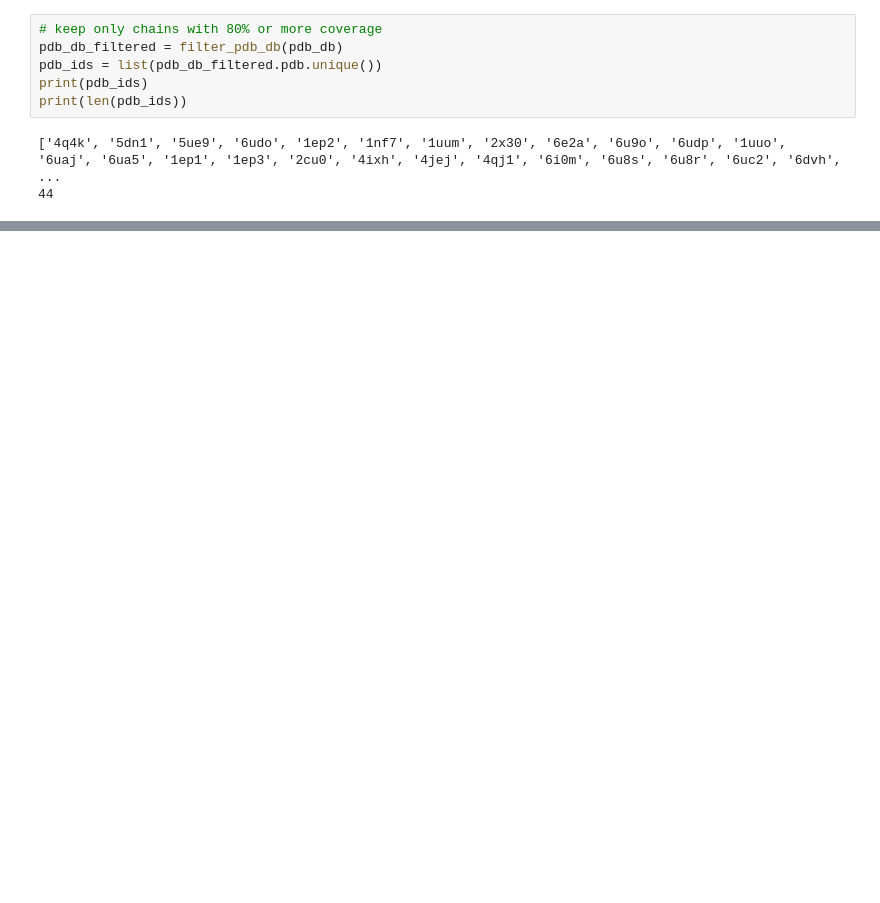
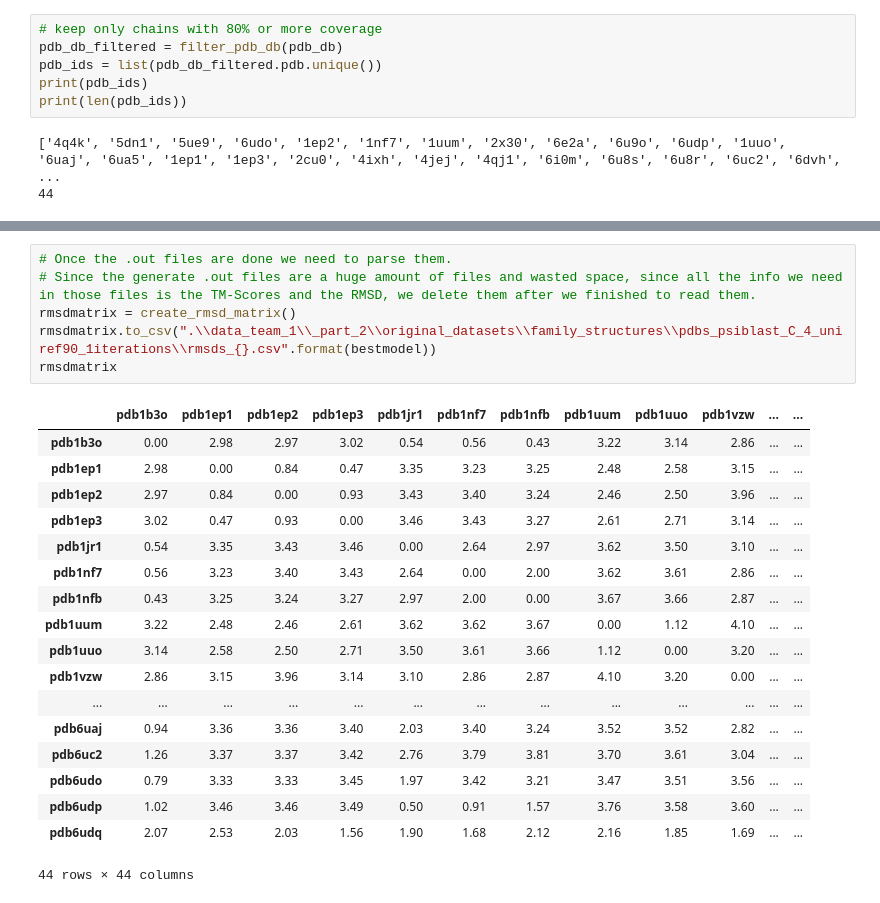
Before and after one commit to AlessandroManente/BD_Project_DS, a Jupyter notebook: Team_1_Project.ipynb, the cells around one changed output, grey strips where cells are left out. Cells and saved outputs as stored; diff of their text form; blank space fills up the shorter version.

Commit message:
Add functions to generate rmsd and tmscore matrix

```diff
--- a/Team_1_Project.ipynb
+++ b/Team_1_Project.ipynb
@@ -205,0 +232,25 @@ Structure exists: '.\data_team_1\_part_2\original_datasets\family_structures\pdb
+# %%
+# Once the .out files are done we need to parse them.
+# Since the generate .out files are a huge amount of files and wasted space, since all the info we need in those files is the TM-Scores and the RMSD, we delete them after we finished to read them.
+rmsdmatrix = create_rmsd_matrix()
+rmsdmatrix.to_csv(".\\data_team_1\\_part_2\\original_datasets\\family_structures\\pdbs_psiblast_C_4_uniref90_1iterations\\rmsds_{}.csv".format(bestmodel))
+rmsdmatrix
+# %% [output]
+|  | pdb1b3o | pdb1ep1 | pdb1ep2 | pdb1ep3 | pdb1jr1 | pdb1nf7 | pdb1nfb | pdb1uum | pdb1uuo | pdb1vzw | ... | ... |
+| pdb1b3o | 0.00 | 2.98 | 2.97 | 3.02 | 0.54 | 0.56 | 0.43 | 3.22 | 3.14 | 2.86 | ... | ... |
+| pdb1ep1 | 2.98 | 0.00 | 0.84 | 0.47 | 3.35 | 3.23 | 3.25 | 2.48 | 2.58 | 3.15 | ... | ... |
+| pdb1ep2 | 2.97 | 0.84 | 0.00 | 0.93 | 3.43 | 3.40 | 3.24 | 2.46 | 2.50 | 3.96 | ... | ... |
+| pdb1ep3 | 3.02 | 0.47 | 0.93 | 0.00 | 3.46 | 3.43 | 3.27 | 2.61 | 2.71 | 3.14 | ... | ... |
+| pdb1jr1 | 0.54 | 3.35 | 3.43 | 3.46 | 0.00 | 2.64 | 2.97 | 3.62 | 3.50 | 3.10 | ... | ... |
+| pdb1nf7 | 0.56 | 3.23 | 3.40 | 3.43 | 2.64 | 0.00 | 2.00 | 3.62 | 3.61 | 2.86 | ... | ... |
+| pdb1nfb | 0.43 | 3.25 | 3.24 | 3.27 | 2.97 | 2.00 | 0.00 | 3.67 | 3.66 | 2.87 | ... | ... |
+| pdb1uum | 3.22 | 2.48 | 2.46 | 2.61 | 3.62 | 3.62 | 3.67 | 0.00 | 1.12 | 4.10 | ... | ... |
+| pdb1uuo | 3.14 | 2.58 | 2.50 | 2.71 | 3.50 | 3.61 | 3.66 | 1.12 | 0.00 | 3.20 | ... | ... |
+| pdb1vzw | 2.86 | 3.15 | 3.96 | 3.14 | 3.10 | 2.86 | 2.87 | 4.10 | 3.20 | 0.00 | ... | ... |
+| ... | ... | ... | ... | ... | ... | ... | ... | ... | ... | ... | ... | ... |
+| pdb6uaj | 0.94 | 3.36 | 3.36 | 3.40 | 2.03 | 3.40 | 3.24 | 3.52 | 3.52 | 2.82 | ... | ... |
+| pdb6uc2 | 1.26 | 3.37 | 3.37 | 3.42 | 2.76 | 3.79 | 3.81 | 3.70 | 3.61 | 3.04 | ... | ... |
+| pdb6udo | 0.79 | 3.33 | 3.33 | 3.45 | 1.97 | 3.42 | 3.21 | 3.47 | 3.51 | 3.56 | ... | ... |
+| pdb6udp | 1.02 | 3.46 | 3.46 | 3.49 | 0.50 | 0.91 | 1.57 | 3.76 | 3.58 | 3.60 | ... | ... |
+| pdb6udq | 2.07 | 2.53 | 2.03 | 1.56 | 1.90 | 1.68 | 2.12 | 2.16 | 1.85 | 1.69 | ... | ... |
+44 rows × 44 columns
```
Also changed, not shown: parts of 10 cells of this notebook, 9 other files.
